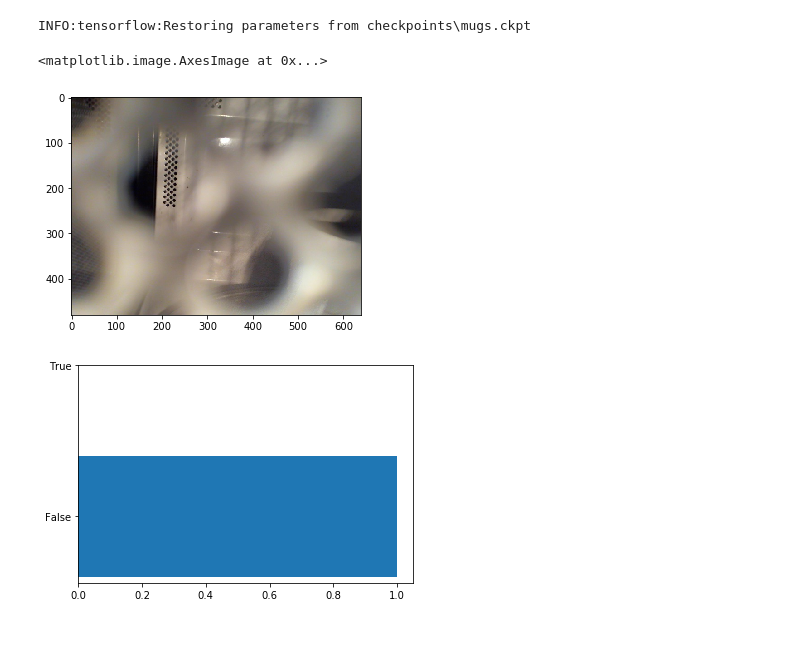
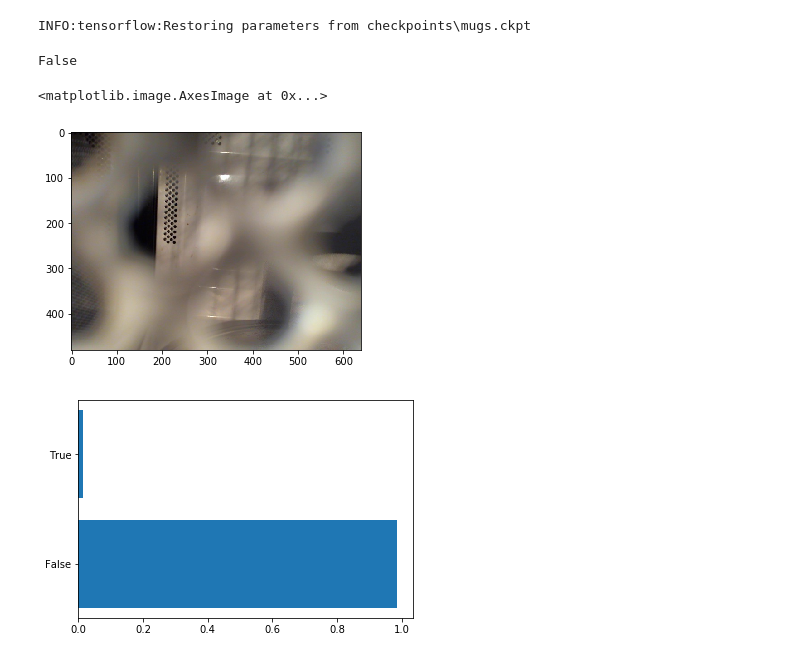
Before and after one commit to coffeenmusic/Mug_Handle_Classification, a Jupyter notebook: Network.ipynb, the cells around one changed output. Cells and saved outputs as stored; diff of their text form; code cells hidden in the pictures.

Commit message:
Addition of random image sampler python file

```diff
--- a/Network.ipynb
+++ b/Network.ipynb
@@ -131,11 +134,11 @@ with tf.Session() as sess:
     with tf.name_scope("content_vgg"):
         vgg.build(input_)
 
-    for each in classes:
+    for i, each in enumerate(classes):
         print("Starting {} images".format(each))
         class_path = data_dir + each
         files = os.listdir(class_path)
-        for ii, file in enumerate(files, 1):
+        for ii, file in enumerate(random.sample(files, min_class_cnt), 1):
             # Add images to the current batch
             # utils.load_image crops the input images for us, from the center
             img = utils.load_image(os.path.join(class_path, file))
@@ -213,6 +216,11 @@ lb = LabelBinarizer()
 lb.fit(labels)
 
 labels_vecs = lb.transform(labels)
+# %%
+# Only use for Binary Classification
+
+# Make one hot encoded vector the same length as the number of classes.
+labels_vecs = np.hstack((1 - labels_vecs, labels_vecs))
 # %% [markdown]
 Now you'll want to create your training, validation, and test sets. An important thing to note here is that our labels and data aren't randomized yet. We'll want to shuffle our data so the validation and test sets contain data from all classes. Otherwise, you could end up with testing sets that are all one class. Typically, you'll also want to make sure that each smaller set has the same the distribution of classes as it is for the whole data set. The easiest way to accomplish both these goals is to use [`StratifiedShuffleSplit`](http://scikit-learn.org/stable/modules/generated/sklearn.model_selection.StratifiedShuffleSplit.html) from scikit-learn.
 
@@ -256,8 +264,8 @@ Once you have the convolutional codes, you just need to build a classfier from s
 
 > **Exercise:** With the codes and labels loaded, build the classifier. Consider the codes as your inputs, each of them are 4096D vectors. You'll want to use a hidden layer and an output layer as your classifier. Remember that the output layer needs to have one unit for each class and a softmax activation function. Use the cross entropy to calculate the cost.
 # %%
-inputs_ = tf.placeholder(tf.float32, shape=[None, codes.shape[1]])
-labels_ = tf.placeholder(tf.int64, shape=[None, labels_vecs.shape[1]])
+inputs_ = tf.placeholder(tf.float32, shape=[None, codes.shape[1]], name='inputs')
+labels_ = tf.placeholder(tf.int64, shape=[None, labels_vecs.shape[1]], name='labels')
 
 fc = tf.contrib.layers.fully_connected(inputs_, 256)
 
@@ -267,9 +275,9 @@ cost = tf.reduce_mean(cross_entropy)
 
 optimizer = tf.train.AdamOptimizer().minimize(cost)
 
-predicted = tf.nn.softmax(logits)
+predicted = tf.nn.softmax(logits, name='predicted')
 correct_pred = tf.equal(tf.argmax(predicted, 1), tf.argmax(labels_, 1))
-accuracy = tf.reduce_mean(tf.cast(correct_pred, tf.float32))
+accuracy = tf.reduce_mean(tf.cast(correct_pred, tf.float32), name='accuracy')
 # %% [markdown]
 ### Batches!
 
@@ -360,8 +389,11 @@ from scipy.ndimage import imread
 # %% [markdown]
 Below, feel free to choose images and see how the trained classifier predicts the flowers in them.
 # %%
-#test_img_path = 'Images/True/19.jpg'
-test_img_path = 'Images/False/3.jpg'
+#test_img_path = data_dir + 'True/19.jpg'
+#test_img_path = data_dir + 'False/3.jpg'
+random_class = random.sample(classes, 1)[0]
+random_img = random.sample([f for f in next(os.walk(data_dir + random_class))[2]], 1)[0]
+test_img_path = data_dir + random_class + "/" + random_img # Random Image
 test_img = imread(test_img_path)
 plt.imshow(test_img)
 # %% [output]
@@ -395,12 +427,14 @@ with tf.Session() as sess:
 # %% [output]
 INFO:tensorflow:Restoring parameters from checkpoints\mugs.ckpt
 # %%
+print(random_class)
 plt.imshow(test_img)
 # %% [output]
-<matplotlib.image.AxesImage at 0x...>
+False
+<matplotlib.image.AxesImage at 0x...>
-[figure, old version]
+[figure, new version]
 # %%
-plt.barh(np.arange(1), prediction)
-_ = plt.yticks(np.arange(2), lb.classes_)
+plt.barh(np.arange(len(lb.classes_)), prediction)
+_ = plt.yticks(np.arange(len(lb.classes_)), lb.classes_)
 # %% [output]
-[figure, old version]
+[figure, new version]
```
Also changed, not shown: parts of 9 cells of this notebook, 5 other files.
